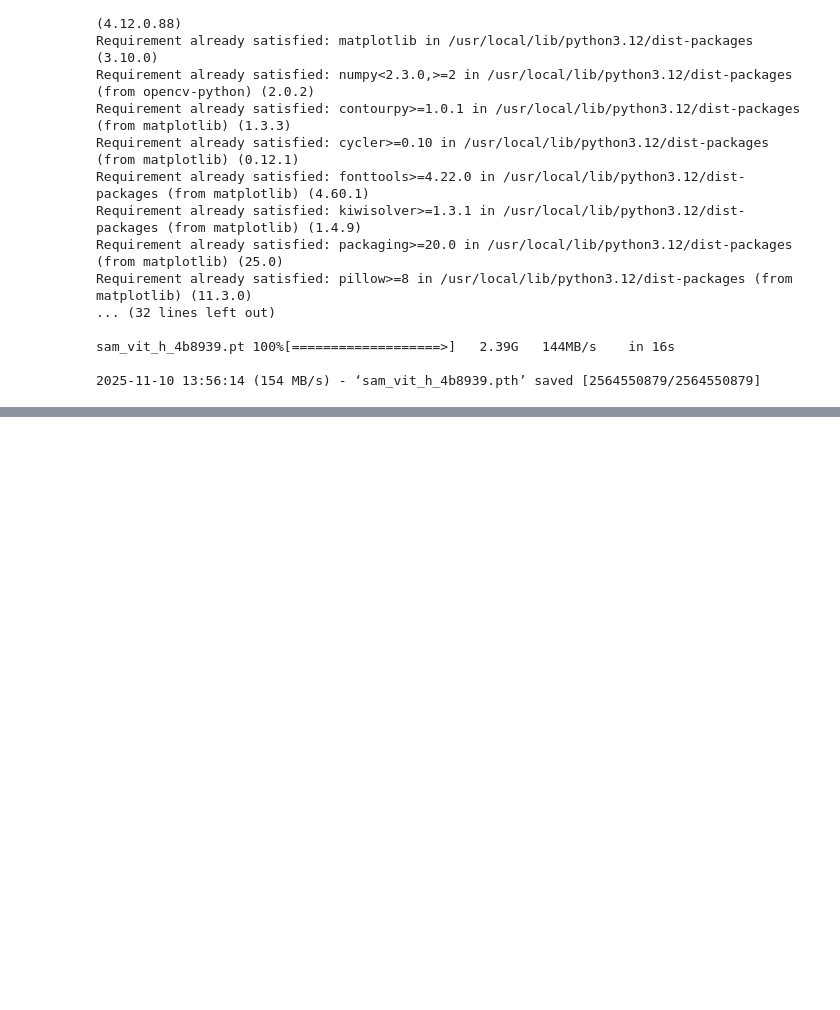
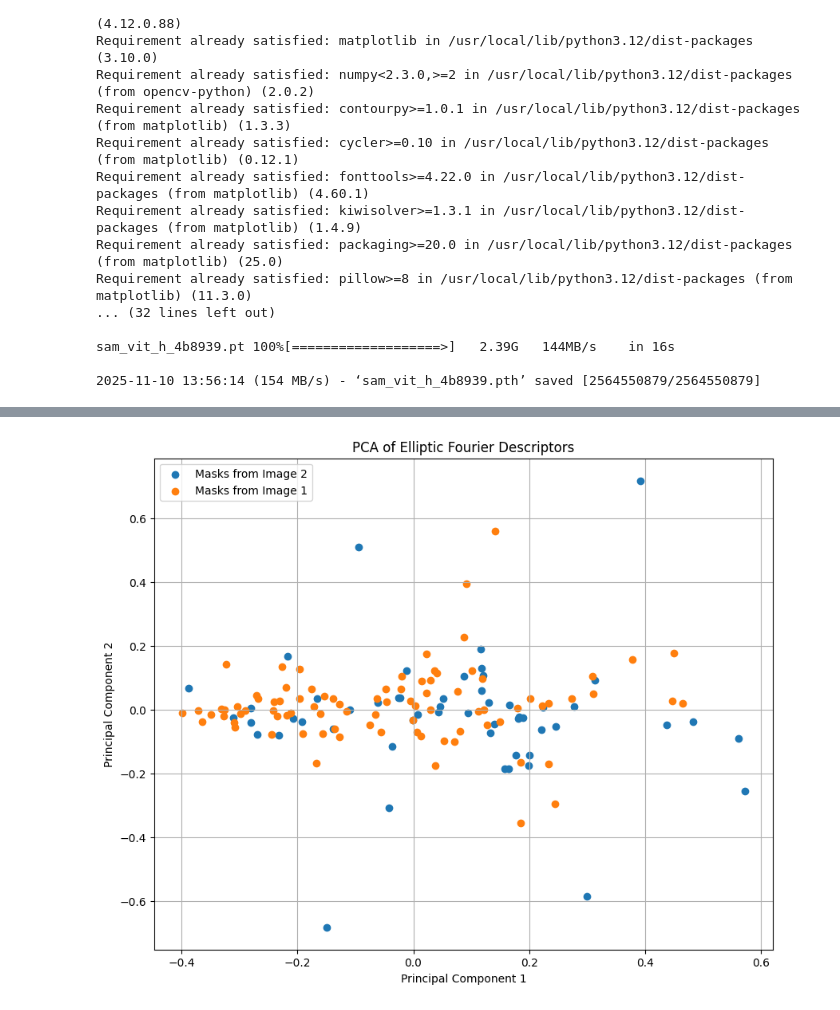
Before and after one commit to JeremyHugentobler/PatNet, a Jupyter notebook: src/SegmentTest.ipynb, the cells around one changed output, grey strips where cells are left out. Saved outputs shown, nothing was run; the diff lists cells and outputs as text; code cells hidden in the pictures; blank space fills up the shorter version.

```diff
--- a/src/SegmentTest.ipynb
+++ b/src/SegmentTest.ipynb
@@ -78,0 +160,64 @@ plt.show()
+# %%
+from sklearn.decomposition import PCA
+import numpy as np
+import matplotlib.pyplot as plt
+
+# Flatten and reshape all coefficients from both lists
+all_coeffs_list = []
+for coeffs in coeffs1 + coeffs2:
+    all_coeffs_list.append(np.array(coeffs).flatten())
+
+# Find the maximum length of the flattened coefficient arrays
+max_len = max(len(coeffs) for coeffs in all_coeffs_list)
+
+# Pad all flattened coefficient arrays to the maximum length
+all_coeffs_padded = []
+for coeffs in all_coeffs_list:
+    padding_size = max_len - len(coeffs)
+    padded_coeffs = np.pad(coeffs, (0, padding_size), 'constant')
+    all_coeffs_padded.append(padded_coeffs)
+
+# Stack the padded coefficient arrays into a single numpy array
+all_coeffs_stacked = np.vstack(all_coeffs_padded)
+
+# Perform PCA
+# Choose the number of components based on the number of samples and features
+n_components = min(all_coeffs_stacked.shape[0], all_coeffs_stacked.shape[1])
+if n_components > 1:
+    pca = PCA(n_components=2) # Use 2 components for a 2D scatter plot if possible
+    principal_components = pca.fit_transform(all_coeffs_stacked)
+
+    print("Principal Components:\n", principal_components)
+    print("Explained variance ratio:", pca.explained_variance_ratio_)
+
+    # Plot the PCA results
+    plt.figure(figsize=(10, 8))
+    # Distinguish between coefficients from coeffs1 and coeffs2 in the plot
+    num_coeffs1 = len(coeffs1)
+    plt.scatter(principal_components[:num_coeffs1, 0], principal_components[:num_coeffs1, 1], label='Masks from Image 2')
+    plt.scatter(principal_components[num_coeffs1:, 0], principal_components[num_coeffs1:, 1], label='Masks from Image 1')
+
+    plt.xlabel('Principal Component 1')
+    plt.ylabel('Principal Component 2')
+    plt.title('PCA of Elliptic Fourier Descriptors')
+    plt.legend()
+    plt.grid(True)
+    plt.show()
+elif n_components == 1:
+    pca = PCA(n_components=1)
+    principal_components = pca.fit_transform(all_coeffs_stacked)
+    print("Principal Components:\n", principal_components)
+    print("Explained variance ratio:", pca.explained_variance_ratio_)
+
+    plt.figure(figsize=(10, 4))
+    num_coeffs1 = len(coeffs1)
+    plt.scatter(principal_components[:num_coeffs1, 0], np.zeros(num_coeffs1), label='Masks from Image 2')
+    plt.scatter(principal_components[num_coeffs1:, 0], np.zeros(len(coeffs2)), label='Masks from Image 1')
+    plt.xlabel('Principal Component 1')
+    plt.title('PCA of Elliptic Fourier Descriptors (1 Component)')
+    plt.legend()
+    plt.grid(True)
+    plt.show()
+else:
+    print("Not enough data points or features to perform PCA.")
+# %% [output]
@@ -78,0 +241 @@ plt.show()
+[figure, added]
```
Also changed, not shown: parts of 6 cells of this notebook.
